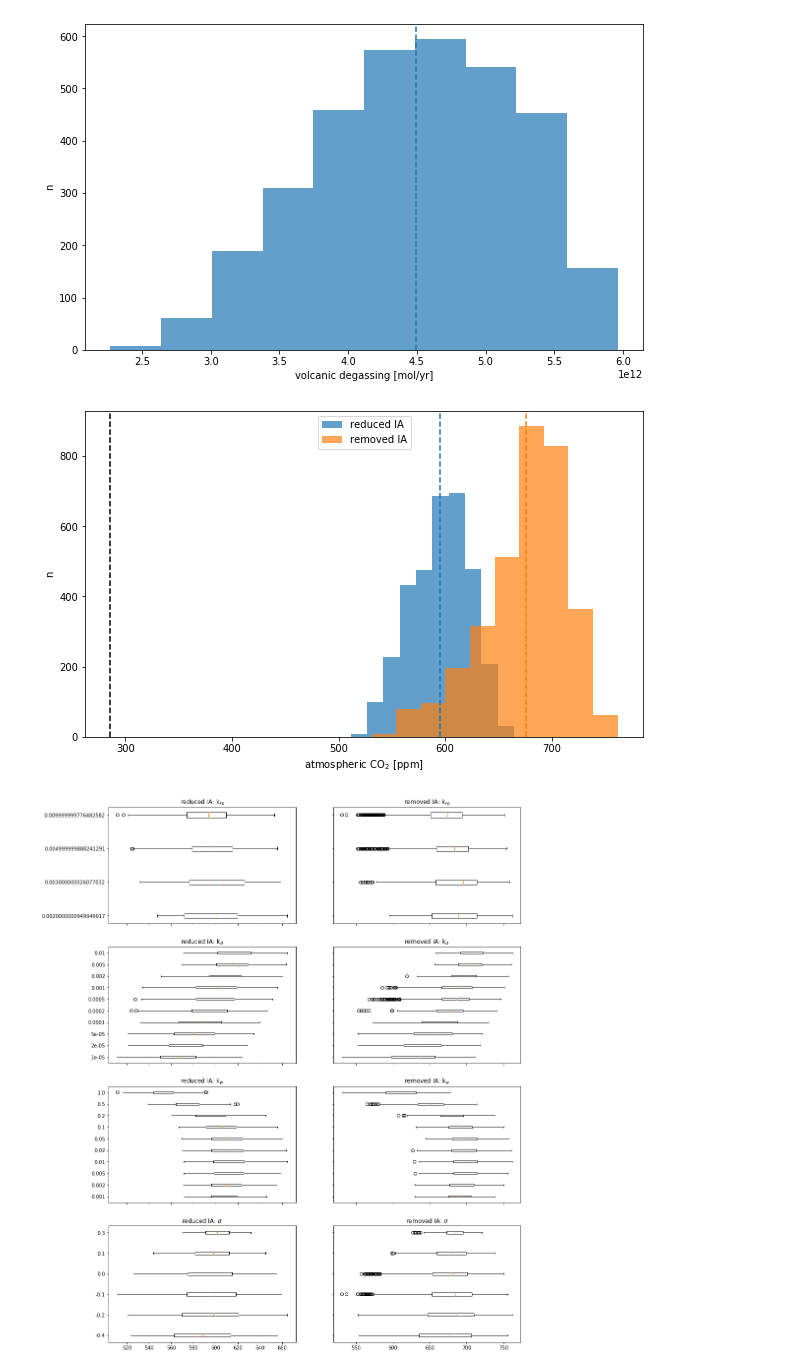
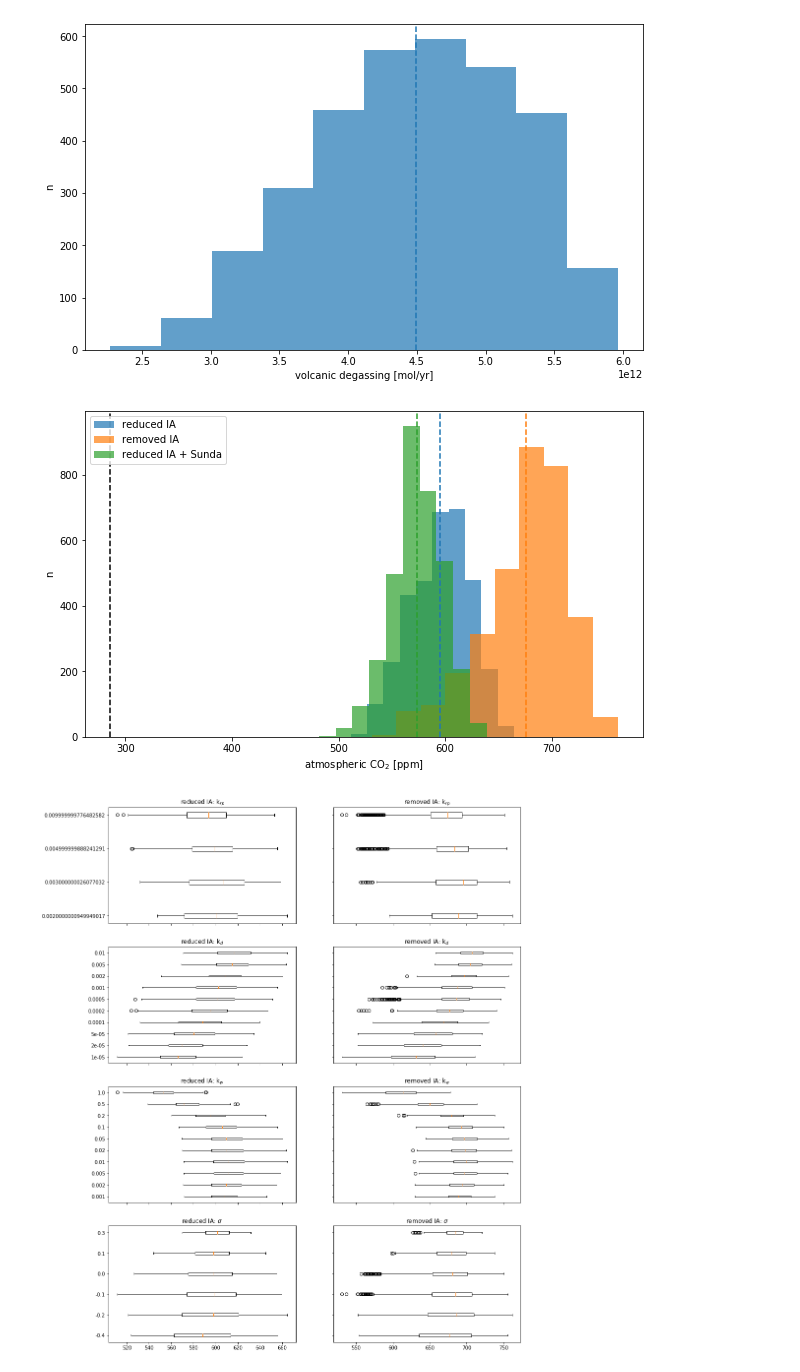
Before and after one commit to Swanson-Hysell-Group/GEOCLIM_Modern, a Jupyter notebook: Code/Notebooks/IA_scenario_analysis.ipynb, the cells around one changed output. Saved outputs shown, nothing was run; the diff lists cells and outputs as text; code cells hidden in the pictures.

```diff
--- a/Code/Notebooks/IA_scenario_analysis.ipynb
+++ b/Code/Notebooks/IA_scenario_analysis.ipynb
@@ -29,6 +29,7 @@ path = '/Users/yuempark/Downloads/modern_scenario_outputs/'
 ctrl_nc = Dataset(path+'DynSoil_Climate_CTRL_286ppm.nc')
 redIA_nc = Dataset(path+'DynSoil_Climate_redIA.nc')
 noIA_nc = Dataset(path+'DynSoil_Climate_noIA.nc')
+redIAsunda_nc = Dataset(path+'DynSoil_Climate_redIAsunda.nc')
 
 test_params = pd.read_csv('../Output/test_params.csv')
 # %%
@@ -47,6 +48,7 @@ compiled_df = test_params.copy()
 compiled_df['volcanic_degassing'] = redIA_nc.variables['volcanic_degassing'][:].data
 compiled_df['redIA_ppm'] = redIA_nc.variables['atm_CO2_level'][:].data
 compiled_df['noIA_ppm'] = noIA_nc.variables['atm_CO2_level'][:].data
+compiled_df['redIAsunda_ppm'] = redIAsunda_nc.variables['atm_CO2_level'][:].data
 # %%
 fig, ax = plt.subplots(figsize=(10,6))
 
@@ -62,21 +64,24 @@ plt.show(fig)
 # %%
 fig, ax = plt.subplots(figsize=(10,6))
 
 ax.hist(compiled_df['redIA_ppm'], color='C0', alpha=0.7, label='reduced IA')
 ax.axvline(np.mean(compiled_df['redIA_ppm']), c='C0', ls='--')
 
 ax.hist(compiled_df['noIA_ppm'], color='C1', alpha=0.7, label='removed IA')
 ax.axvline(np.mean(compiled_df['noIA_ppm']), c='C1', ls='--')
 
+ax.hist(compiled_df['redIAsunda_ppm'], color='C2', alpha=0.7, label='reduced IA + Sunda')
+ax.axvline(np.mean(compiled_df['redIAsunda_ppm']), c='C2', ls='--')
+
 ax.axvline(286, c='k', ls='--')
 
 ax.set_xlabel('atmospheric CO$_{2}$ [ppm]')
 ax.set_ylabel('n')
 ax.legend()
 
 plt.show(fig)
 # %% [output]
-[figure, old version]
+[figure, new version]
 # %%
 fig, ax = plt.subplots(nrows=4, ncols=2, sharex='col', sharey='row', figsize=(15,20))
 
```
Also changed, not shown: parts of 2 cells of this notebook.
